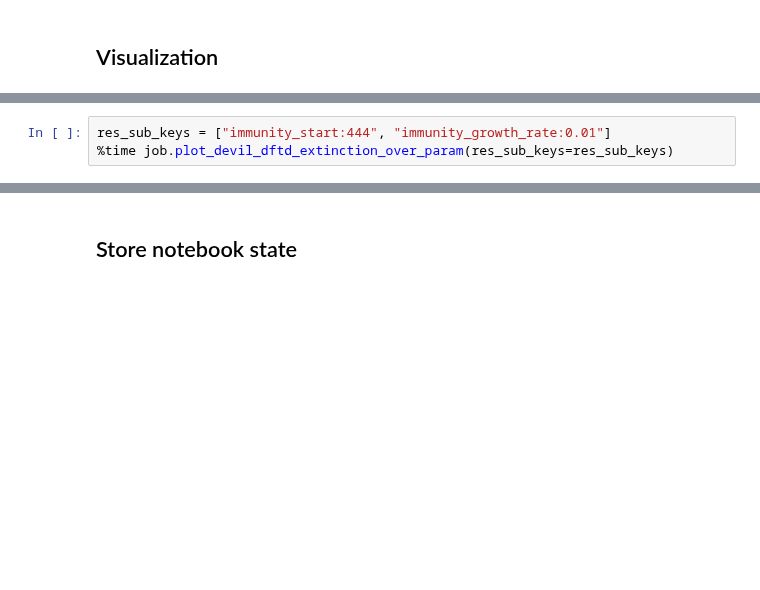
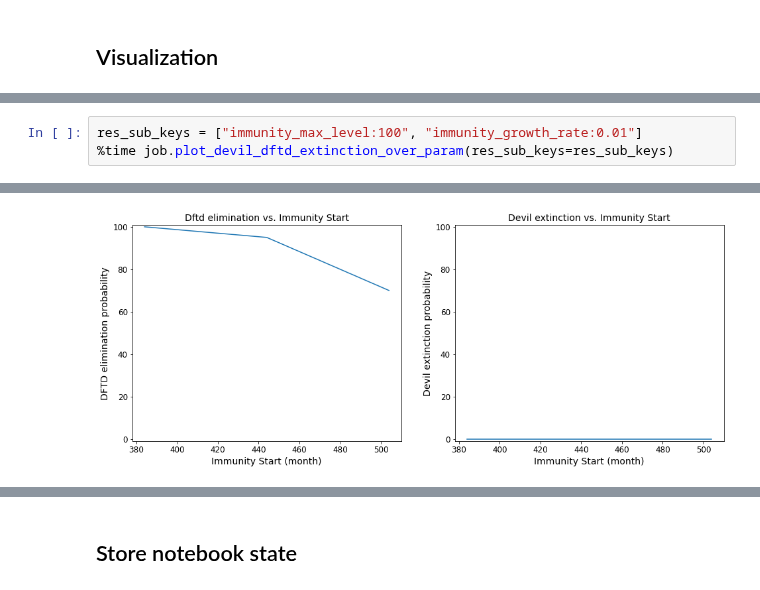
Before and after one commit to StochSS/devils_dftd_modeling, a Jupyter notebook: Parameter Sweeps/Devils DFTD 2-Stage Infection with Immunity.ipynb, the cells around one changed output, grey strips where cells are left out. Drawn from its saved outputs; the diff is of its cells as text; blank space fills up the shorter version.

```diff
--- a/Parameter Sweeps/Devils DFTD 2-Stage Infection with Immunity.ipynb
+++ b/Parameter Sweeps/Devils DFTD 2-Stage Infection with Immunity.ipynb
@@ -674,3 +684,4 @@ if nb_state is None:
 # %%
-res_sub_keys = ["immunity_start:444", "immunity_growth_rate:0.01"]
+res_sub_keys = ["immunity_max_level:100", "immunity_growth_rate:0.01"]
 %time job.plot_devil_dftd_extinction_over_param(res_sub_keys=res_sub_keys)
+# %% [output]
@@ -677,2 +690,3 @@ res_sub_keys = ["immunity_start:444", "immunity_growth_rate:0.01"]
+[figure, added]
 # %%
 %time job.explore_results()
```
Also changed, not shown: parts of 8 cells of this notebook, 5 other files.
